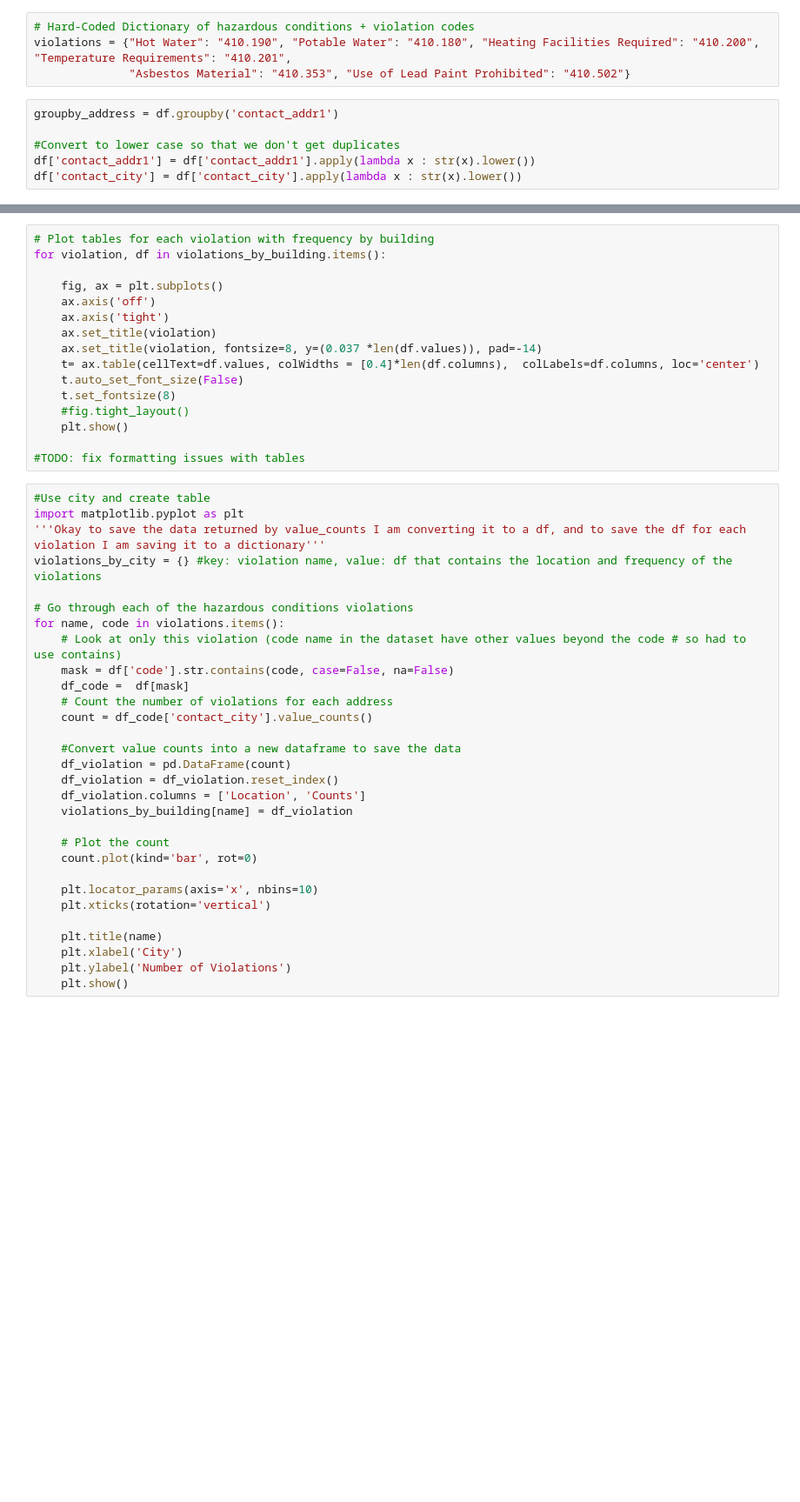
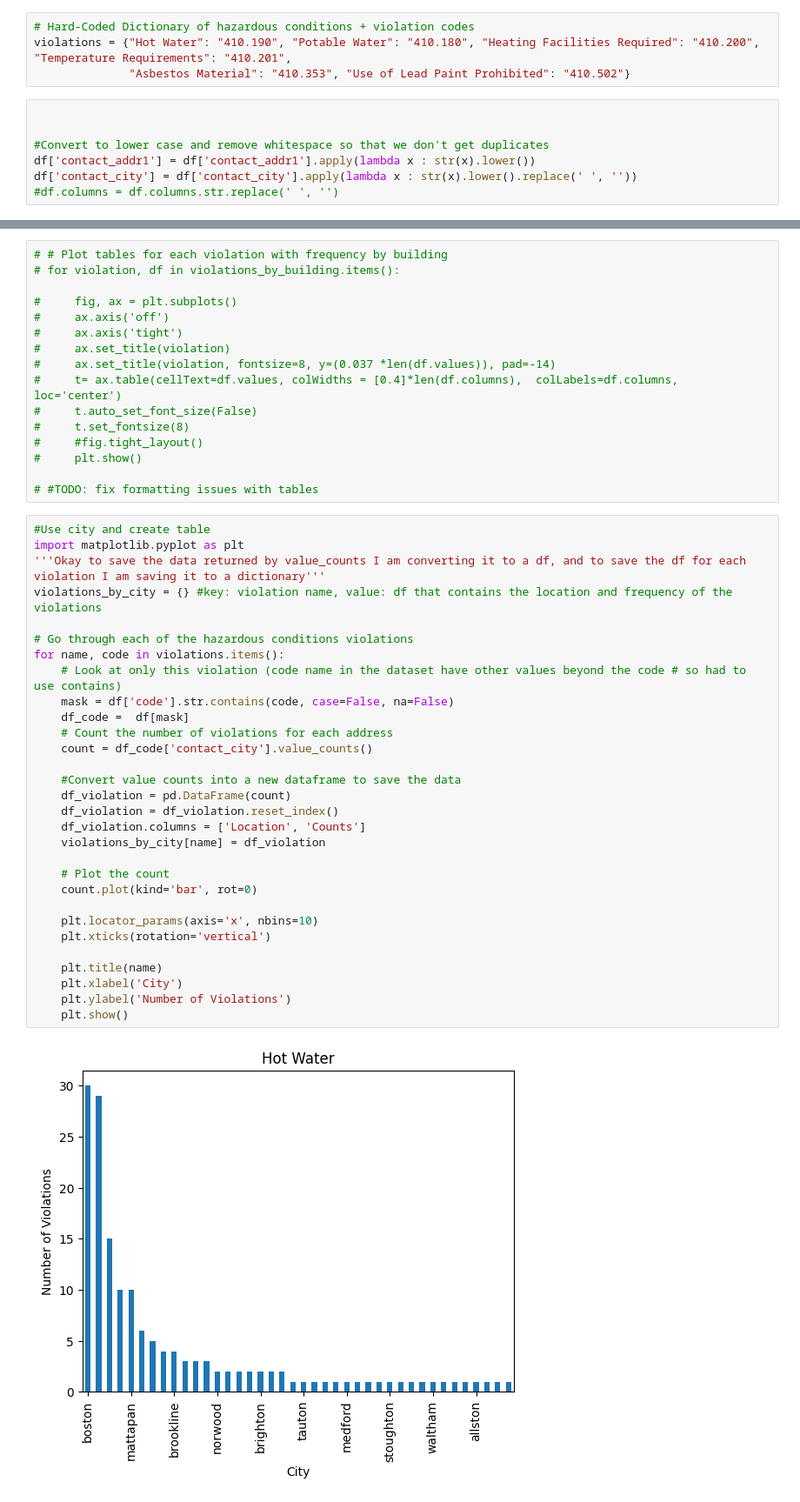
Before and after one commit to BU-Spark/ds-councilor-breadon-bad-landlords2, a Jupyter notebook: spring23-team-3/analysis/violations_analysis.ipynb, the cells around one changed output, grey strips where cells are left out. Shown at 87% size. Saved outputs shown, nothing was run; the diff lists cells and outputs as text; blank space fills up the shorter version.

Commit message:
Minor fix to remove duplicates

```diff
--- a/spring23-team-3/analysis/violations_analysis.ipynb
+++ b/spring23-team-3/analysis/violations_analysis.ipynb
@@ -32,11 +63,12 @@ groupby_code.describe()
 violations = {"Hot Water": "410.190", "Potable Water": "410.180", "Heating Facilities Required": "410.200", "Temperature Requirements": "410.201",
               "Asbestos Material": "410.353", "Use of Lead Paint Prohibited": "410.502"}
 # %%
-groupby_address = df.groupby('contact_addr1')
 
-#Convert to lower case so that we don't get duplicates
+
+#Convert to lower case and remove whitespace so that we don't get duplicates
 df['contact_addr1'] = df['contact_addr1'].apply(lambda x : str(x).lower())
-df['contact_city'] = df['contact_city'].apply(lambda x : str(x).lower())
+df['contact_city'] = df['contact_city'].apply(lambda x : str(x).lower().replace(' ', ''))
+#df.columns = df.columns.str.replace(' ', '')
 # %%
 import matplotlib.pyplot as plt
 '''Okay to save the data returned by value_counts I am converting it to a df, and to save the df for each violation I am saving it to a dictionary'''
@@ -71,46 +110,48 @@ for name, code in violations.items():
 # %%
-# Plot tables for each violation with frequency by building
-for violation, df in violations_by_building.items():
+# # Plot tables for each violation with frequency by building
+# for violation, df in violations_by_building.items():
 
-    fig, ax = plt.subplots()
-    ax.axis('off')
-    ax.axis('tight')
-    ax.set_title(violation)
-    ax.set_title(violation, fontsize=8, y=(0.037 *len(df.values)), pad=-14)
-    t= ax.table(cellText=df.values, colWidths = [0.4]*len(df.columns),  colLabels=df.columns, loc='center')
-    t.auto_set_font_size(False)
-    t.set_fontsize(8)
-    #fig.tight_layout()
-    plt.show()
+#     fig, ax = plt.subplots()
+#     ax.axis('off')
+#     ax.axis('tight')
+#     ax.set_title(violation)
+#     ax.set_title(violation, fontsize=8, y=(0.037 *len(df.values)), pad=-14)
+#     t= ax.table(cellText=df.values, colWidths = [0.4]*len(df.columns),  colLabels=df.columns, loc='center')
+#     t.auto_set_font_size(False)
+#     t.set_fontsize(8)
+#     #fig.tight_layout()
+#     plt.show()
 
-#TODO: fix formatting issues with tables
+# #TODO: fix formatting issues with tables
 # %%
 #Use city and create table
 import matplotlib.pyplot as plt
 '''Okay to save the data returned by value_counts I am converting it to a df, and to save the df for each violation I am saving it to a dictionary'''
 violations_by_city = {} #key: violation name, value: df that contains the location and frequency of the violations
 
 # Go through each of the hazardous conditions violations
 for name, code in violations.items():
     # Look at only this violation (code name in the dataset have other values beyond the code # so had to use contains)
     mask = df['code'].str.contains(code, case=False, na=False)
     df_code =  df[mask]
     # Count the number of violations for each address
     count = df_code['contact_city'].value_counts()
 
     #Convert value counts into a new dataframe to save the data
     df_violation = pd.DataFrame(count)
     df_violation = df_violation.reset_index()
     df_violation.columns = ['Location', 'Counts']
-    violations_by_building[name] = df_violation
+    violations_by_city[name] = df_violation
 
     # Plot the count
     count.plot(kind='bar', rot=0)
 
     plt.locator_params(axis='x', nbins=10)
     plt.xticks(rotation='vertical')
 
     plt.title(name)
     plt.xlabel('City')
     plt.ylabel('Number of Violations')
     plt.show()
+# %% [output]
+[figure, added]
```
Also changed, not shown: parts of 6 cells of this notebook.
